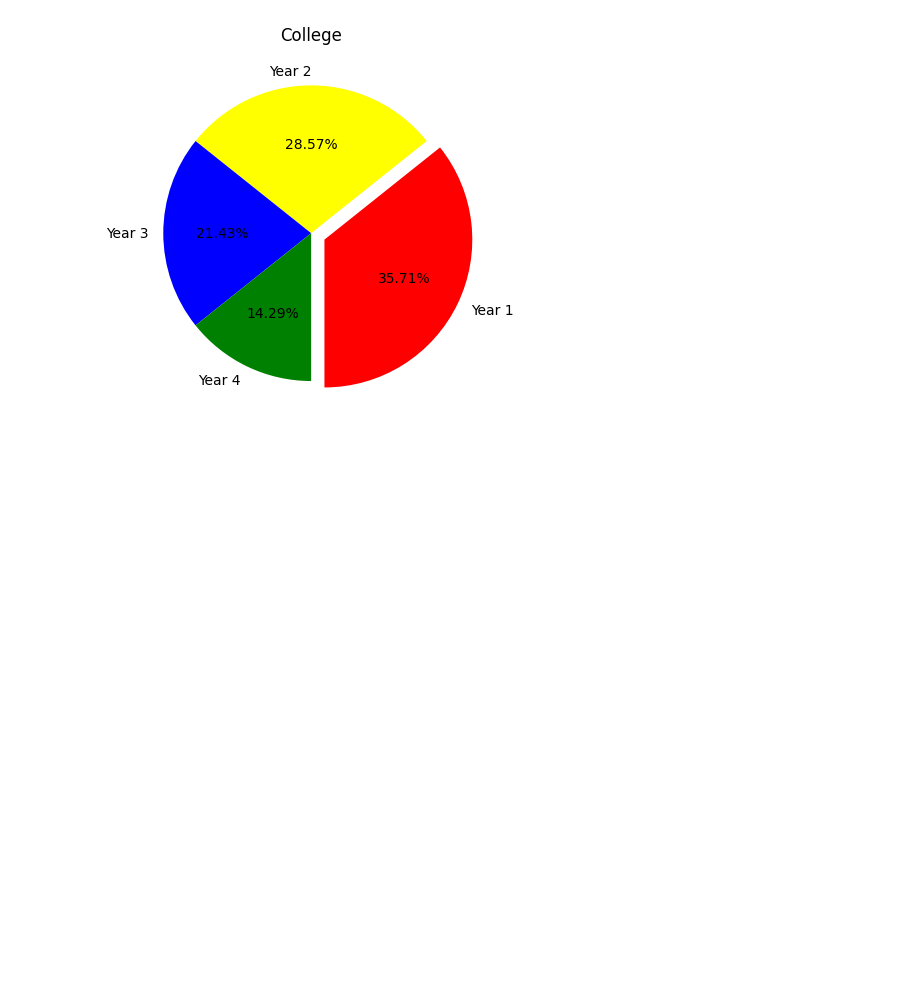
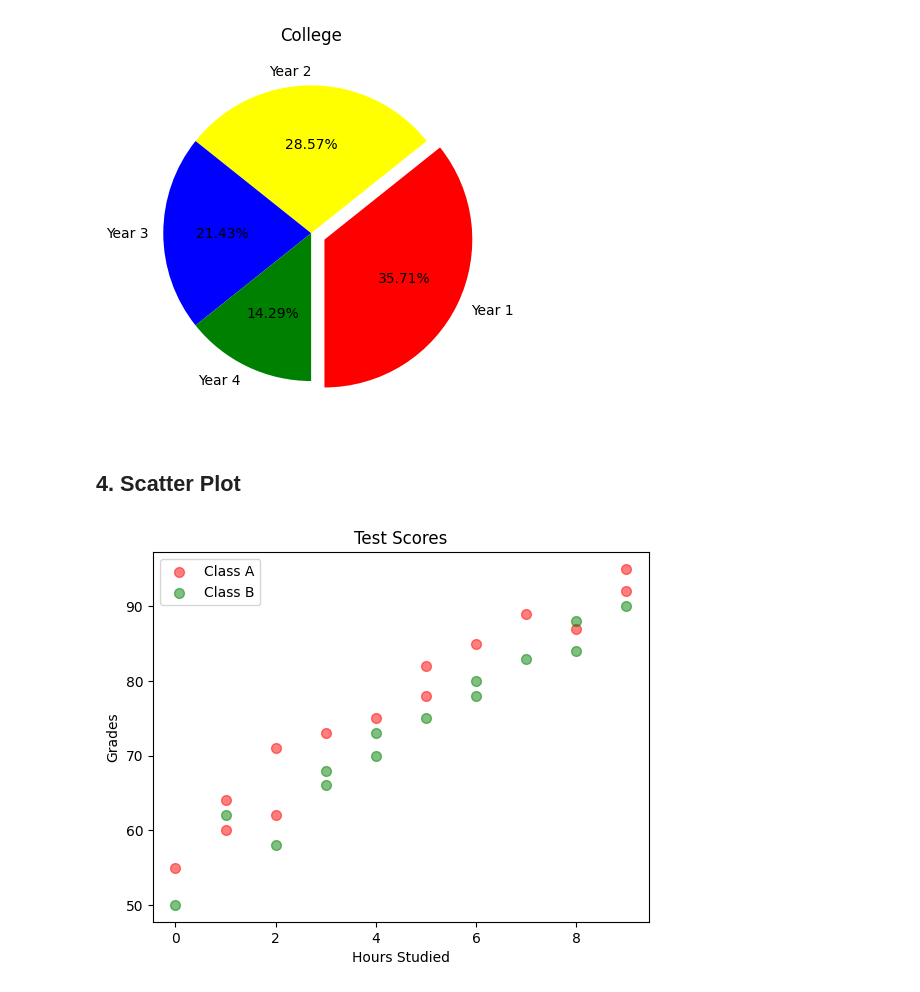
Before and after one commit to VRYeshwanth/AI-ML-Journey, a Jupyter notebook: Matplotlib Basics/basics.ipynb, the cells around one changed output. Saved outputs shown, nothing was run; the diff lists cells and outputs as text; code cells hidden in the pictures; blank space fills up the shorter version.

Commit message:
Scatter Plots

```diff
--- a/Matplotlib Basics/basics.ipynb
+++ b/Matplotlib Basics/basics.ipynb
@@ -100,3 +100,41 @@ plt.plot()
 plt.show()
 # %% [output]
 [figure]
+# %% [markdown]
+## 4. Scatter Plot
+# %%
+# No of hours studied
+x1 = [0,1,1,2,2,3,4,5,5,6,7,8,9,9]
+# Grades obtained
+y1 = [55,60,64,62,71,73,75,78,82,85,89,87,92,95]
+
+# No of hours studied
+x2 = [0,1,2,3,3,4,4,5,6,6,7,8,8,9]
+# Grades obtained
+y2 = [50,62,58,66,68,70,73,75,78,80,83,84,88,90]
+
+# Scatter Plots are used to find correlations
+
+plt.scatter(x1, y1,
+            color="red",
+            alpha=0.5,
+            s=50,
+            label="Class A"
+            )
+
+plt.scatter(x2, y2,
+            color="green",
+            alpha=0.5,
+            s=50,
+            label="Class B"
+            )
+
+plt.title("Test Scores")
+plt.xlabel("Hours Studied")
+plt.ylabel("Grades")
+
+plt.legend()
+
+plt.show()
+# %% [output]
+[figure, added]
```
